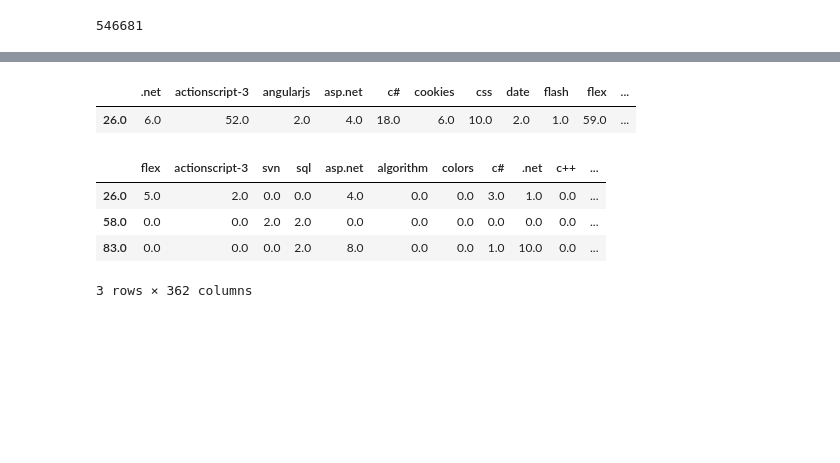
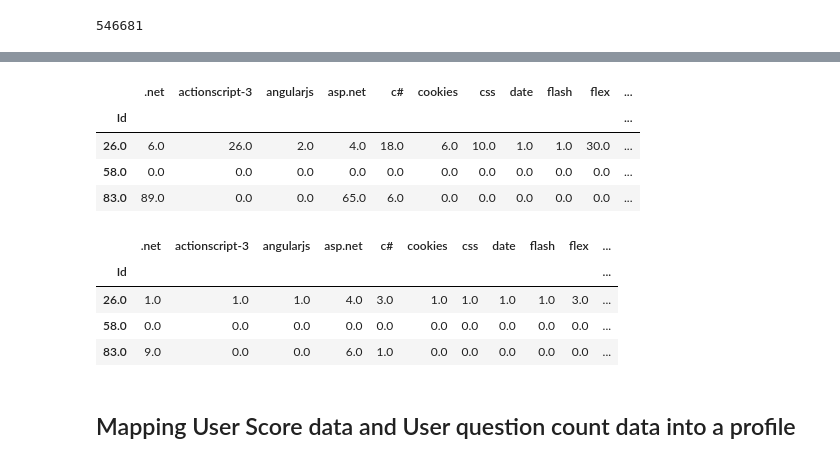
Before and after one commit to TSunny007/StackOverflowAnalytics, a Jupyter notebook: Notebook/user_question_mapping.ipynb, the cells around one changed output, grey strips where cells are left out. Saved outputs shown, nothing was run; the diff lists cells and outputs as text; code cells hidden in the pictures; blank space fills up the shorter version.

Commit message:
Refined User profiling further

```diff
--- a/Notebook/user_question_mapping.ipynb
+++ b/Notebook/user_question_mapping.ipynb
@@ -3,6 +5,5 @@ import math
 import numpy as np # linear algebra
 import pandas as pd # data processing, CSV file I/O (e.g. pd.read_csv)
 # %%
-tags = pd.read_csv("../input/Tags_Filtered.csv", encoding='latin1')
-#answers=pd.read_csv("Answers_Filtered.csv", encoding="latin1")
-questions = pd.read_csv("../input/Questions_Filtered.csv",encoding="latin1")
+tags = pd.read_csv("../input/Tags_Filtered.csv", encoding='latin1', index_col = 'Id')
+questions = pd.read_csv("../input/Questions_Filtered.csv",encoding="latin1", index_col = 'Id')
@@ -21,7 +42,7 @@ user_scores.head(2)
 | 58.0 | 0.0 | 0.0 | 0.0 | 0.0 | 0.0 | 0.0 | 0.0 | 0.0 | 0.0 | 0.0 | ... |
 2 rows × 362 columns
 # %%
-questions.head(1).set_index('Id').join(tags.set_index('Id'))
+questions[questions['OwnerUserId']== 80].set_index('Id').join(tags.set_index('Id'))
 # %% [output]
 |  | OwnerUserId | CreationDate | ClosedDate | Score | Title | Body | Tag |
 | Id |  |  |  |  |  |  |  |
@@ -74,13 +94,8 @@ for question_index, question in questions.iterrows():
 # %%
-users.head(1).loc[:,['.net','actionscript-3', 'angularjs', 'asp.net', 'c#', 'cookies','css', 'date', 'flash', 'flex', 'generics','html', 'javascript', 'session', 'sqlite', 'tsql',  'vb.net', 'web-services', 'xml']]
+user_scores.head(3).loc[:,['.net','actionscript-3', 'angularjs', 'asp.net', 'c#', 'cookies','css', 'date', 'flash', 'flex', 'generics','html', 'javascript', 'session', 'sqlite', 'tsql',  'vb.net', 'web-services', 'xml']]
 # %% [output]
 |  | .net | actionscript-3 | angularjs | asp.net | c# | cookies | css | date | flash | flex | ... |
-| 26.0 | 6.0 | 52.0 | 2.0 | 4.0 | 18.0 | 6.0 | 10.0 | 2.0 | 1.0 | 59.0 | ... |
+| Id |  |  |  |  |  |  |  |  |  |  | ... |
+| 26.0 | 6.0 | 26.0 | 2.0 | 4.0 | 18.0 | 6.0 | 10.0 | 1.0 | 1.0 | 30.0 | ... |
+| 58.0 | 0.0 | 0.0 | 0.0 | 0.0 | 0.0 | 0.0 | 0.0 | 0.0 | 0.0 | 0.0 | ... |
+| 83.0 | 89.0 | 0.0 | 0.0 | 65.0 | 6.0 | 0.0 | 0.0 | 0.0 | 0.0 | 0.0 | ... |
-# %%
-user_questions.head(3)
-# %% [output]
-|  | flex | actionscript-3 | svn | sql | asp.net | algorithm | colors | c# | .net | c++ | ... |
-| 26.0 | 5.0 | 2.0 | 0.0 | 0.0 | 4.0 | 0.0 | 0.0 | 3.0 | 1.0 | 0.0 | ... |
-| 58.0 | 0.0 | 0.0 | 2.0 | 2.0 | 0.0 | 0.0 | 0.0 | 0.0 | 0.0 | 0.0 | ... |
-| 83.0 | 0.0 | 0.0 | 0.0 | 2.0 | 8.0 | 0.0 | 0.0 | 1.0 | 10.0 | 0.0 | ... |
-3 rows × 362 columns
@@ -90 +102,9 @@ del tags
+# %%
+user_questions.head(3).loc[:,['.net','actionscript-3', 'angularjs', 'asp.net', 'c#', 'cookies','css', 'date', 'flash', 'flex', 'generics','html', 'javascript', 'session', 'sqlite', 'tsql',  'vb.net', 'web-services', 'xml']]
+# %% [output]
+|  | .net | actionscript-3 | angularjs | asp.net | c# | cookies | css | date | flash | flex | ... |
+| Id |  |  |  |  |  |  |  |  |  |  | ... |
+| 26.0 | 1.0 | 1.0 | 1.0 | 4.0 | 3.0 | 1.0 | 1.0 | 1.0 | 1.0 | 3.0 | ... |
+| 58.0 | 0.0 | 0.0 | 0.0 | 0.0 | 0.0 | 0.0 | 0.0 | 0.0 | 0.0 | 0.0 | ... |
+| 83.0 | 9.0 | 0.0 | 0.0 | 6.0 | 1.0 | 0.0 | 0.0 | 0.0 | 0.0 | 0.0 | ... |
 # %%
@@ -93 +113,3 @@ user_questions.to_csv("../profiles/questions_question_count.csv",encoding="latin
+# %% [markdown]
+## Mapping User Score data and User question count data into a profile
 # %%
```
Also changed, not shown: parts of 41 cells of this notebook, 1 other file.
